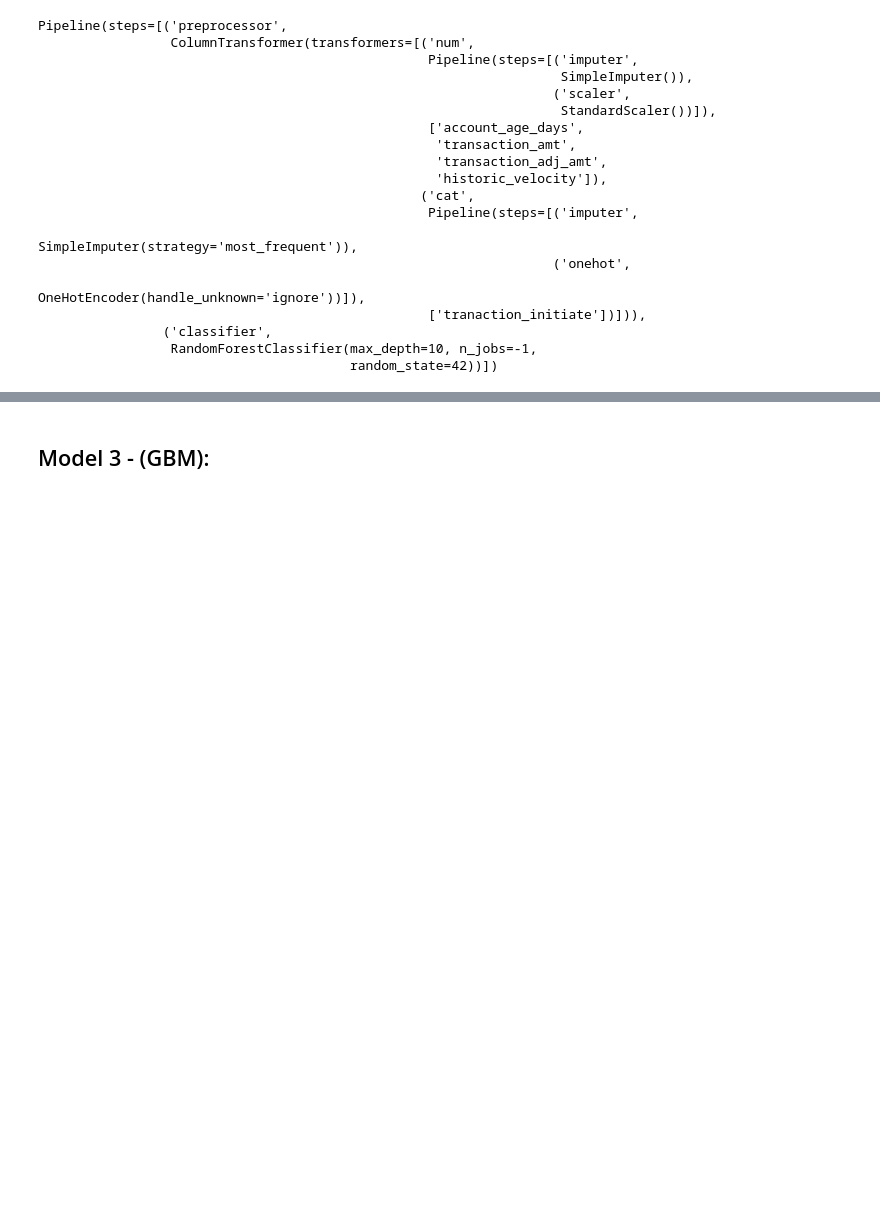
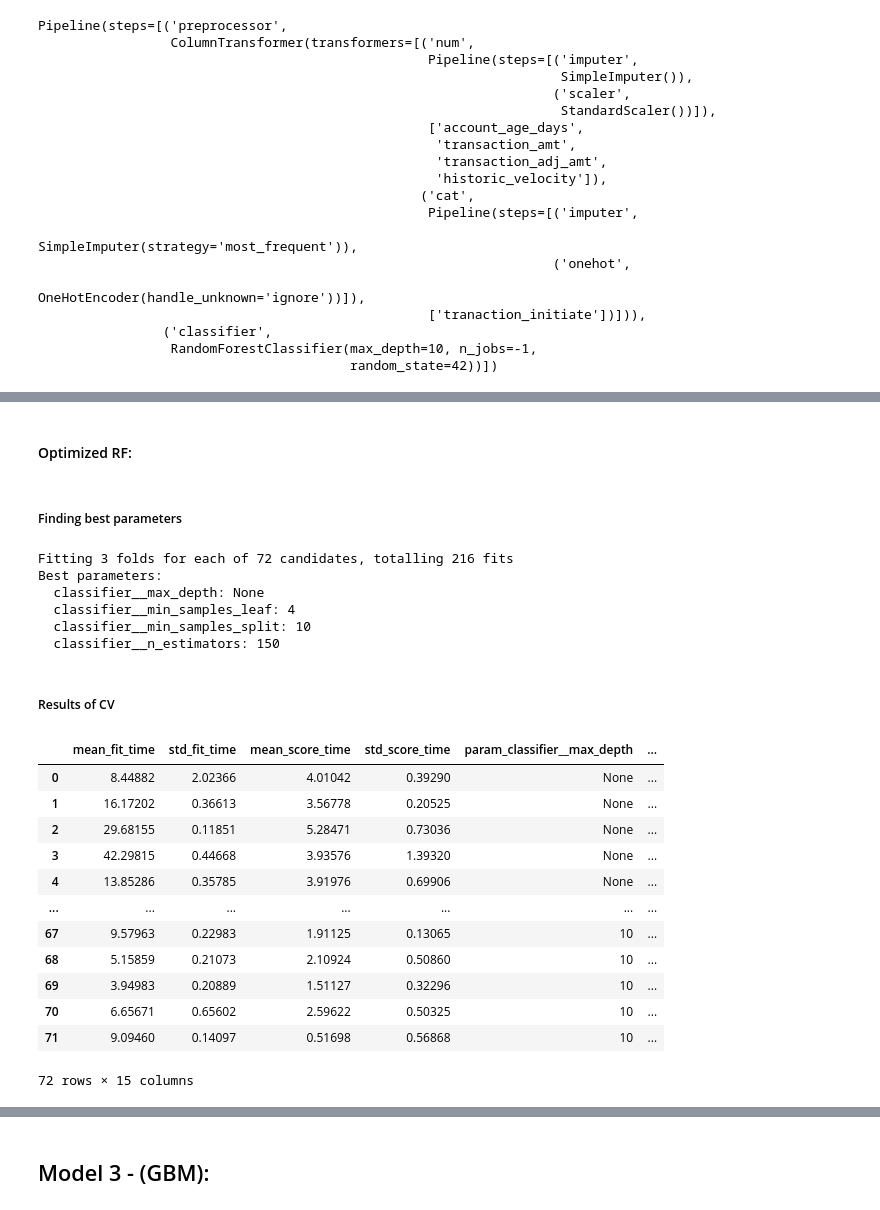
Before and after one commit to MikeVej/ML_FraudDetection, a Jupyter notebook: Project2_FIndingFraud_MichaelVejsiri.ipynb, the cells around one changed output, grey strips where cells are left out. Drawn from its saved outputs; the diff is of its cells as text; code cells hidden in the pictures; blank space fills up the shorter version.

```diff
--- a/Project2_FIndingFraud_MichaelVejsiri.ipynb
+++ b/Project2_FIndingFraud_MichaelVejsiri.ipynb
@@ -379,0 +410,52 @@ Random Forest Model Evaluation:
+# %% [markdown]
+#### Optimized RF:
+# %% [markdown]
+##### Finding best parameters
+# %%
+# Create the parameter grid
+param_grid = {
+    'classifier__n_estimators': [30, 50, 100, 150],
+    'classifier__max_depth': [None, 5, 10],
+    'classifier__min_samples_split': [ 5, 10],
+    'classifier__min_samples_leaf': [1, 2, 4]
+}
+
+# Instantiate the GridSearchCV object
+grid_search = GridSearchCV(rf_pipeline, param_grid, cv=3, n_jobs=-1, scoring='roc_auc', verbose=1)
+
+# Fit the GridSearchCV object to the training data
+grid_search.fit(X_train, y_train)
+
+# Get the best set of hyperparameters
+best_params = grid_search.best_params_
+
+# Print the best set of hyperparameters
+print("Best parameters:")
+for key, value in best_params.items():
+    print(f"  {key}: {value}")
+# %% [output]
+Fitting 3 folds for each of 72 candidates, totalling 216 fits
+Best parameters:
+  classifier__max_depth: None
+  classifier__min_samples_leaf: 4
+  classifier__min_samples_split: 10
+  classifier__n_estimators: 150
+# %% [markdown]
+##### Results of CV
+# %%
+cv_results_df = pd.DataFrame(grid_search.cv_results_)
+cv_results_df
+# %% [output]
+|  | mean_fit_time | std_fit_time | mean_score_time | std_score_time | param_classifier__max_depth | ... |
+| 0 | 8.44882 | 2.02366 | 4.01042 | 0.39290 | None | ... |
+| 1 | 16.17202 | 0.36613 | 3.56778 | 0.20525 | None | ... |
+| 2 | 29.68155 | 0.11851 | 5.28471 | 0.73036 | None | ... |
+| 3 | 42.29815 | 0.44668 | 3.93576 | 1.39320 | None | ... |
+| 4 | 13.85286 | 0.35785 | 3.91976 | 0.69906 | None | ... |
+| ... | ... | ... | ... | ... | ... | ... |
+| 67 | 9.57963 | 0.22983 | 1.91125 | 0.13065 | 10 | ... |
+| 68 | 5.15859 | 0.21073 | 2.10924 | 0.50860 | 10 | ... |
+| 69 | 3.94983 | 0.20889 | 1.51127 | 0.32296 | 10 | ... |
+| 70 | 6.65671 | 0.65602 | 2.59622 | 0.50325 | 10 | ... |
+| 71 | 9.09460 | 0.14097 | 0.51698 | 0.56868 | 10 | ... |
+72 rows × 15 columns
```
Also changed, not shown: parts of 17 cells of this notebook.
